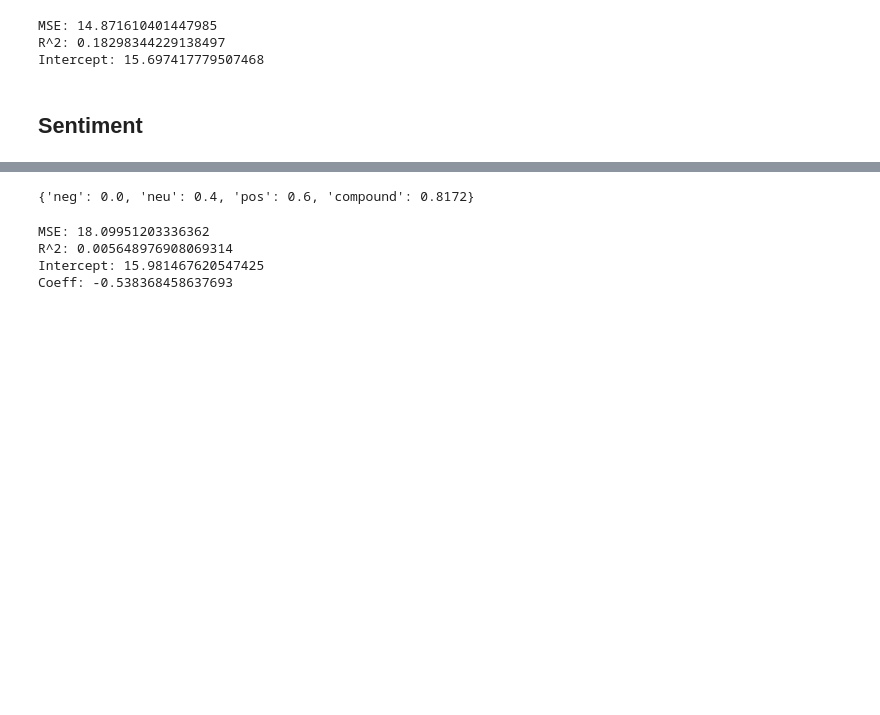
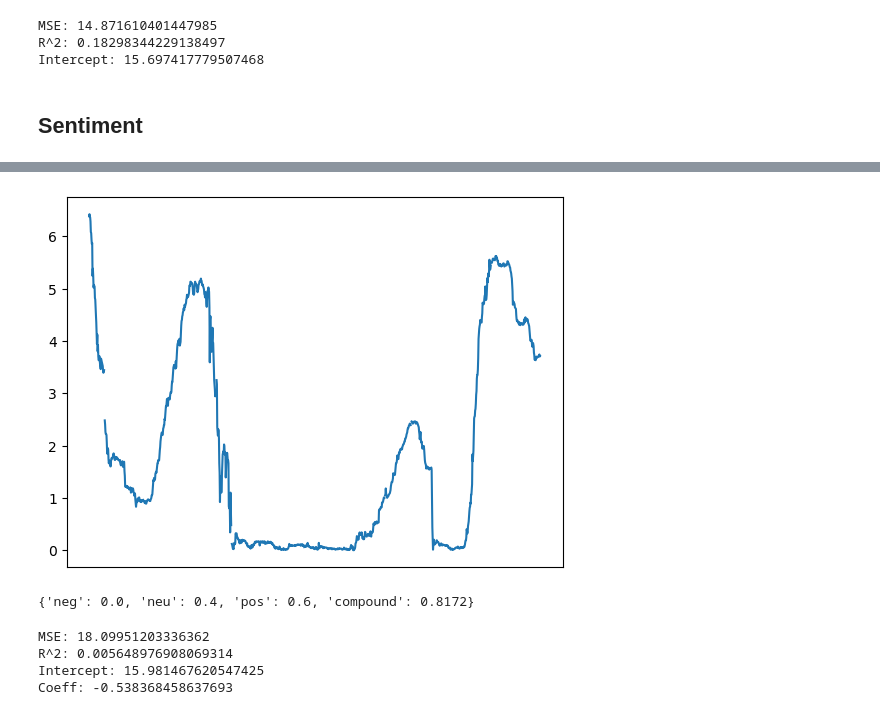
Before and after one commit to jzuckerman1/TwitterDissemination, a Jupyter notebook: prelim_analysis.ipynb, the cells around one changed output, grey strips where cells are left out. Drawn from its saved outputs; the diff is of its cells as text; code cells hidden in the pictures; blank space fills up the shorter version.

Commit message:
Adds more data

```diff
--- a/prelim_analysis.ipynb
+++ b/prelim_analysis.ipynb
@@ -206,4 +207,14 @@ nltk.download('vader_lexicon')
 True
+# %%
+tdf = pd.read_csv("data/3mo_treasury.csv")
+len(tdf)
+plt.plot(tdf['observation_date'][5000::5], tdf['DGS3MO'][5000::5])
+plt.xlabel(None)
+plt.xticks([])
+plt.show()
+plt.close()
+# %% [output]
+[figure, added]
 # %%
 analyzer = SentimentIntensityAnalyzer()
 
```
Also changed, not shown: parts of 2 cells of this notebook, 5 other files.
